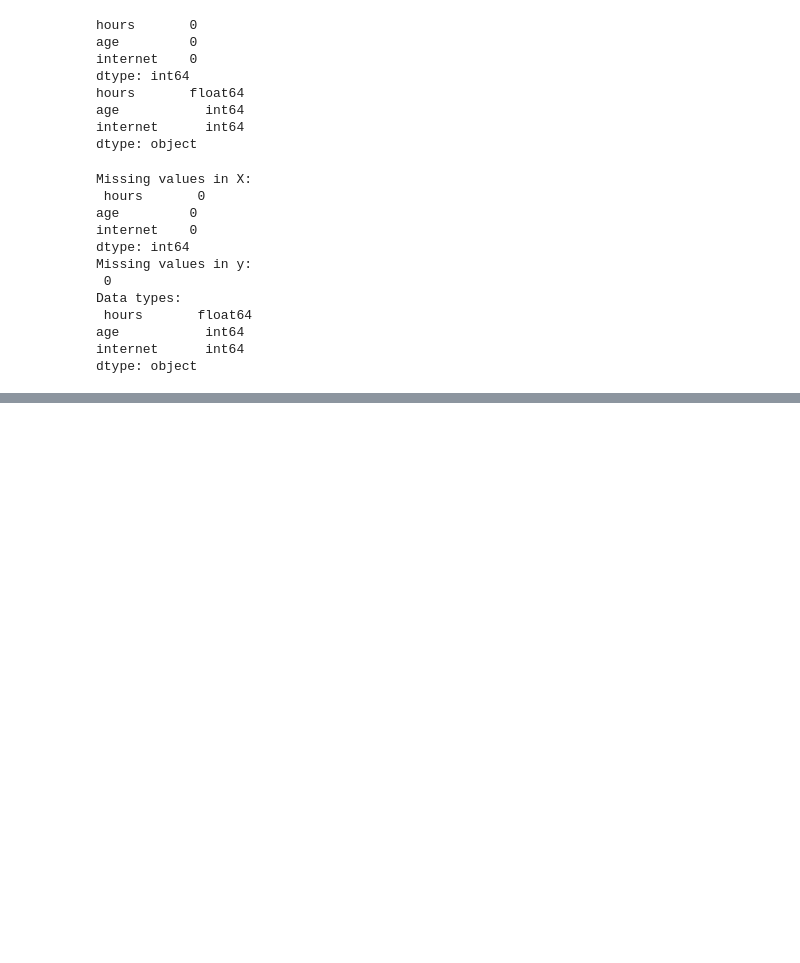
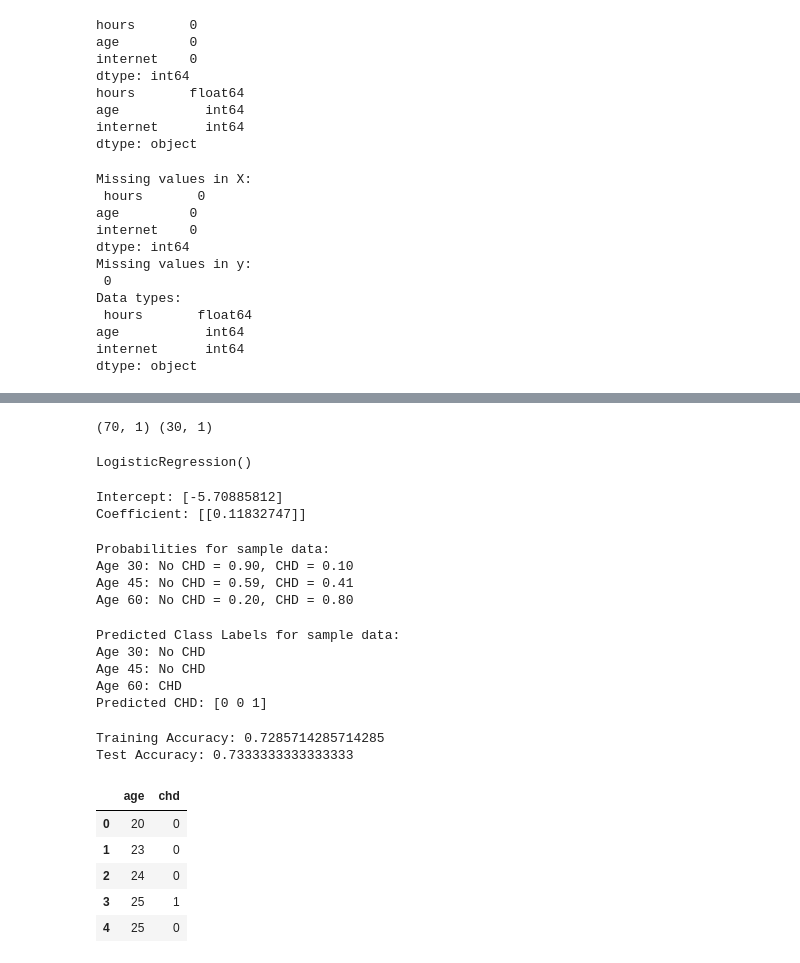
Before and after one commit to Imnarendra18/AI-ML-Project-Beginner-Intermediate-, a Jupyter notebook: Tutorial_2_23SOECE11605.ipynb, the cells around one changed output, grey strips where cells are left out. Saved outputs shown, nothing was run; the diff lists cells and outputs as text; code cells hidden in the pictures; blank space fills up the shorter version.

```diff
--- a/Tutorial_2_23SOECE11605.ipynb
+++ b/Tutorial_2_23SOECE11605.ipynb
@@ -287,0 +430,22 @@ ValueError: Found array with 0 sample(s) (shape=(0, 3)) while a minimum of 1 is
+# %%
+#5️ Train-Test Split (70:30)
+X_train, X_test, y_train, y_test = train_test_split(
+    X, y, test_size=0.3, random_state=42
+)
+
+print(X_train.shape, X_test.shape)
+# %% [output]
+(70, 1) (30, 1)
+# %%
+#6️ Create Logistic Regression Model
+model = LogisticRegression()
+model.fit(X_train, y_train)
+# %% [output]
+LogisticRegression()
+# %%
+#7️ Get Intercept and Coefficient
+print("Intercept:", model.intercept_)
+print("Coefficient:", model.coef_)
+# %% [output]
+Intercept: [-5.70885812]
+Coefficient: [[0.11832747]]
@@ -287,0 +457,44 @@ ValueError: Found array with 0 sample(s) (shape=(0, 3)) while a minimum of 1 is
+# %%
+#9️ Predict Probabilities
+y_prob = model.predict_proba(X_sample)
+print("Probabilities for sample data:")
+for i, prob in enumerate(y_prob):
+    print(f"Age {X_sample.iloc[i]['age']}: No CHD = {prob[0]:.2f}, CHD = {prob[1]:.2f}")
+# %% [output]
+Probabilities for sample data:
+Age 30: No CHD = 0.90, CHD = 0.10
+Age 45: No CHD = 0.59, CHD = 0.41
+Age 60: No CHD = 0.20, CHD = 0.80
+# %%
+#10 Predict Class Labels
+y_pred = model.predict(X_sample)
+print("Predicted Class Labels for sample data:")
+for i, pred in enumerate(y_pred):
+    print(f"Age {X_sample.iloc[i]['age']}: {'CHD' if pred == 1 else 'No CHD'}")
+    predictions = model.predict(sample_data)
+print("Predicted CHD:", predictions)
+# %% [output]
+Predicted Class Labels for sample data:
+Age 30: No CHD
+Age 45: No CHD
+Age 60: CHD
+Predicted CHD: [0 0 1]
+# %%
+#1️1Evaluate Accuracy
+train_pred = model.predict(X_train)
+test_pred = model.predict(X_test)
+
+print("Training Accuracy:", accuracy_score(y_train, train_pred))
+print("Test Accuracy:", accuracy_score(y_test, test_pred))
+# %% [output]
+Training Accuracy: 0.7285714285714285
+Test Accuracy: 0.7333333333333333
+# %%
+df.head()
+# %% [output]
+|  | age | chd |
+| 0 | 20 | 0 |
+| 1 | 23 | 0 |
+| 2 | 24 | 0 |
+| 3 | 25 | 1 |
+| 4 | 25 | 0 |
```
Also changed, not shown: parts of 27 cells of this notebook, 5 other files.
